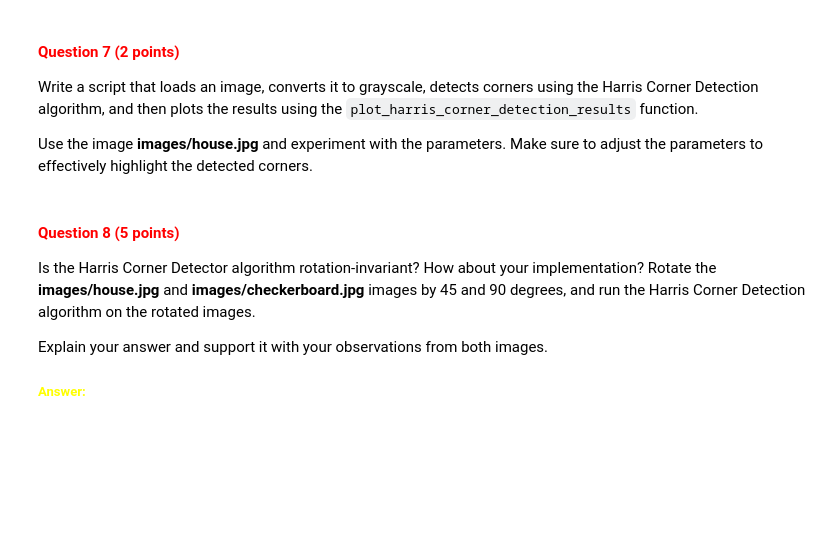
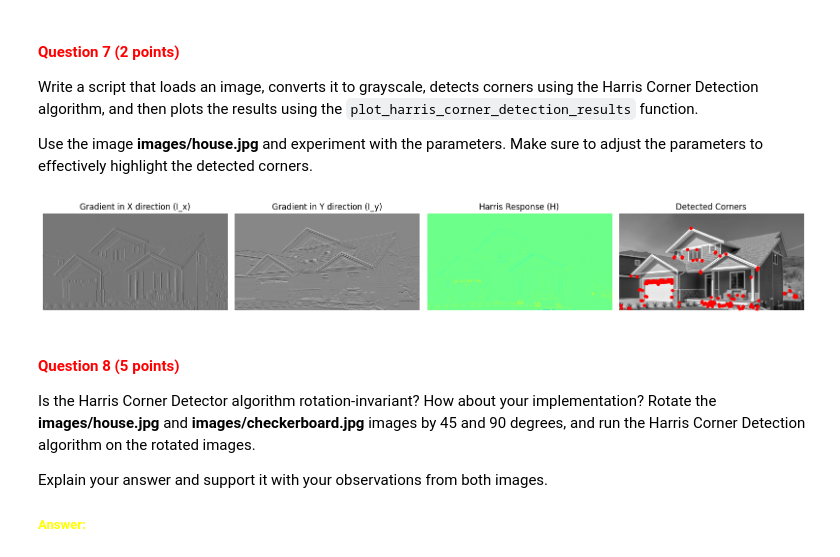
Before and after one commit to matthias-hagenauer/cv1_labs, a Jupyter notebook: cv1-lab-3/cv1-lab-3.ipynb, the cells around one changed output. Drawn from its saved outputs; the diff is of its cells as text; code cells hidden in the pictures; blank space fills up the shorter version.

```diff
--- a/cv1-lab-3/cv1-lab-3.ipynb
+++ b/cv1-lab-3/cv1-lab-3.ipynb
@@ -393,3 +431,10 @@ Use the image **images/house.jpg** and experiment with the parameters. Make sure
+# %%
+# YOUR CODE HERE
+image = convert_image_to_grayscale("./images/house.jpg")
+harris_response, rows, cols = harris_corner_detector(image, 1, 0.0025)
+plot_harris_corner_detection_results(image, harris_response, rows, cols)
+# %% [output]
+[figure, added]
 # %% [markdown]
 <a id="question-8"></a>
 #### <font color='#FF0000'>Question 8 (5 points)</font>
```
Also changed, not shown: parts of 11 cells of this notebook.
